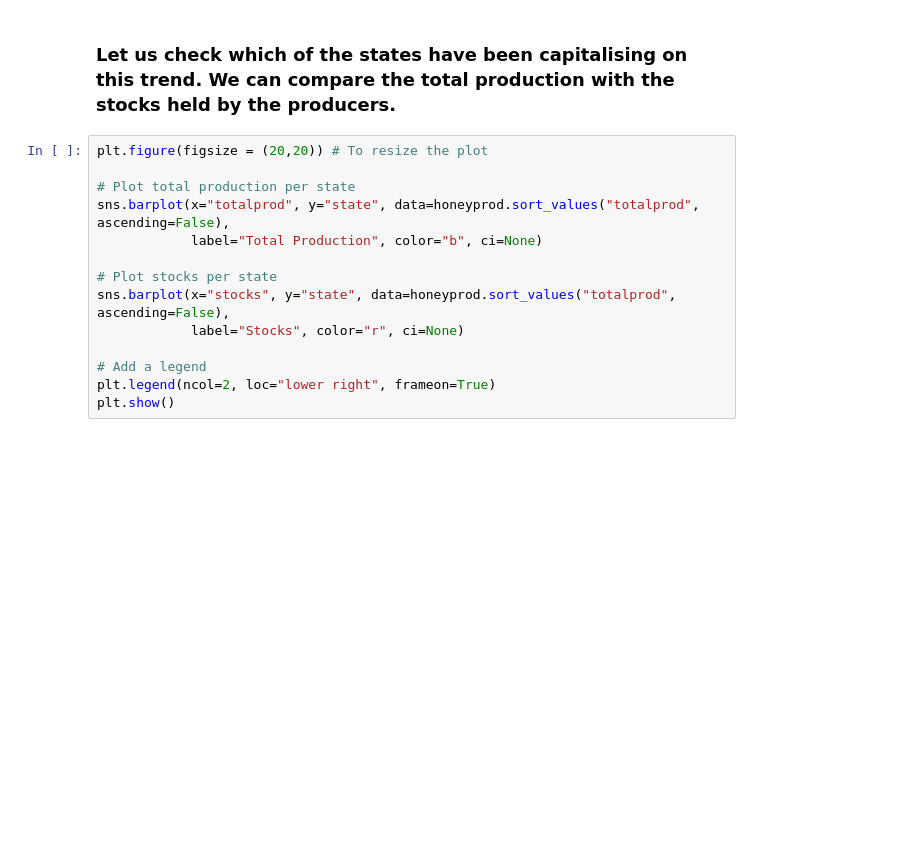
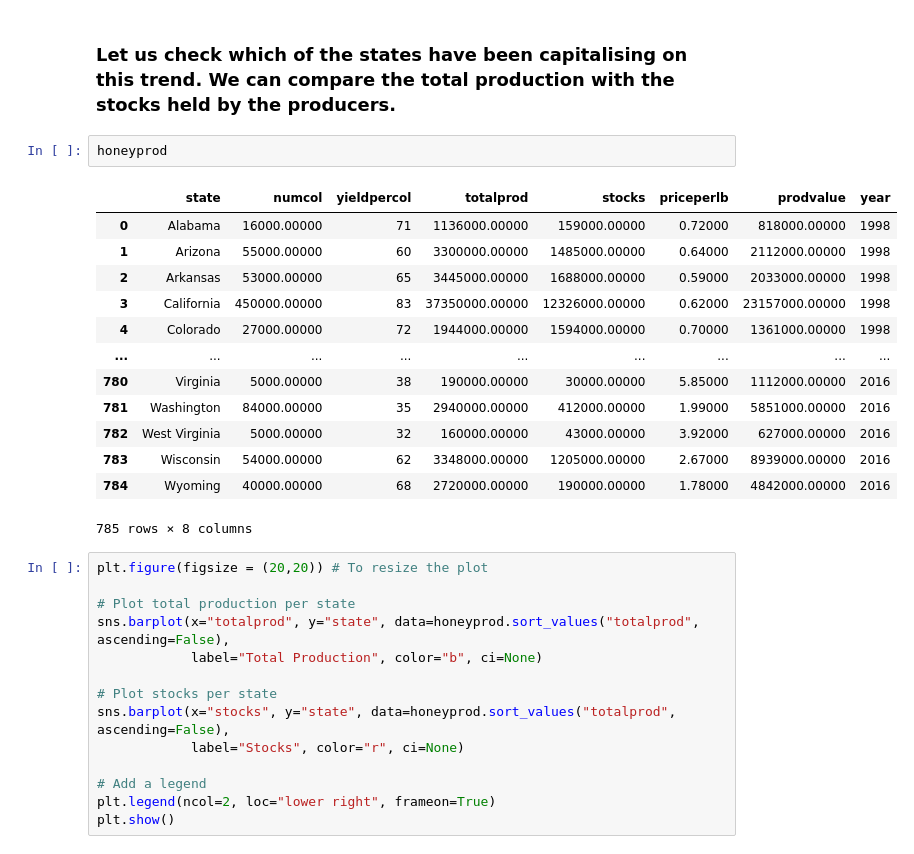
Before and after one commit to gr8rajas/Python, a Jupyter notebook: Honey+Production+Case+Study.ipynb, the cells around one changed output. Drawn from its saved outputs; the diff is of its cells as text; blank space fills up the shorter version.

```diff
--- a/Honey+Production+Case+Study.ipynb
+++ b/Honey+Production+Case+Study.ipynb
@@ -258,6 +384,22 @@ Observations:
 2. As the supply declined, the demand has added to the value of honey.
 # %% [markdown]
 ### Let us check which of the states have been capitalising on this trend. We can compare the total production with the stocks held by the producers.
+# %%
+honeyprod
+# %% [output]
+|  | state | numcol | yieldpercol | totalprod | stocks | priceperlb | prodvalue | year |
+| 0 | Alabama | 16000.00000 | 71 | 1136000.00000 | 159000.00000 | 0.72000 | 818000.00000 | 1998 |
+| 1 | Arizona | 55000.00000 | 60 | 3300000.00000 | 1485000.00000 | 0.64000 | 2112000.00000 | 1998 |
+| 2 | Arkansas | 53000.00000 | 65 | 3445000.00000 | 1688000.00000 | 0.59000 | 2033000.00000 | 1998 |
+| 3 | California | 450000.00000 | 83 | 37350000.00000 | 12326000.00000 | 0.62000 | 23157000.00000 | 1998 |
+| 4 | Colorado | 27000.00000 | 72 | 1944000.00000 | 1594000.00000 | 0.70000 | 1361000.00000 | 1998 |
+| ... | ... | ... | ... | ... | ... | ... | ... | ... |
+| 780 | Virginia | 5000.00000 | 38 | 190000.00000 | 30000.00000 | 5.85000 | 1112000.00000 | 2016 |
+| 781 | Washington | 84000.00000 | 35 | 2940000.00000 | 412000.00000 | 1.99000 | 5851000.00000 | 2016 |
+| 782 | West Virginia | 5000.00000 | 32 | 160000.00000 | 43000.00000 | 3.92000 | 627000.00000 | 2016 |
+| 783 | Wisconsin | 54000.00000 | 62 | 3348000.00000 | 1205000.00000 | 2.67000 | 8939000.00000 | 2016 |
+| 784 | Wyoming | 40000.00000 | 68 | 2720000.00000 | 190000.00000 | 1.78000 | 4842000.00000 | 2016 |
+785 rows × 8 columns
 # %%
 plt.figure(figsize = (20,20)) # To resize the plot
 
```
Also changed, not shown: parts of 24 cells of this notebook.
